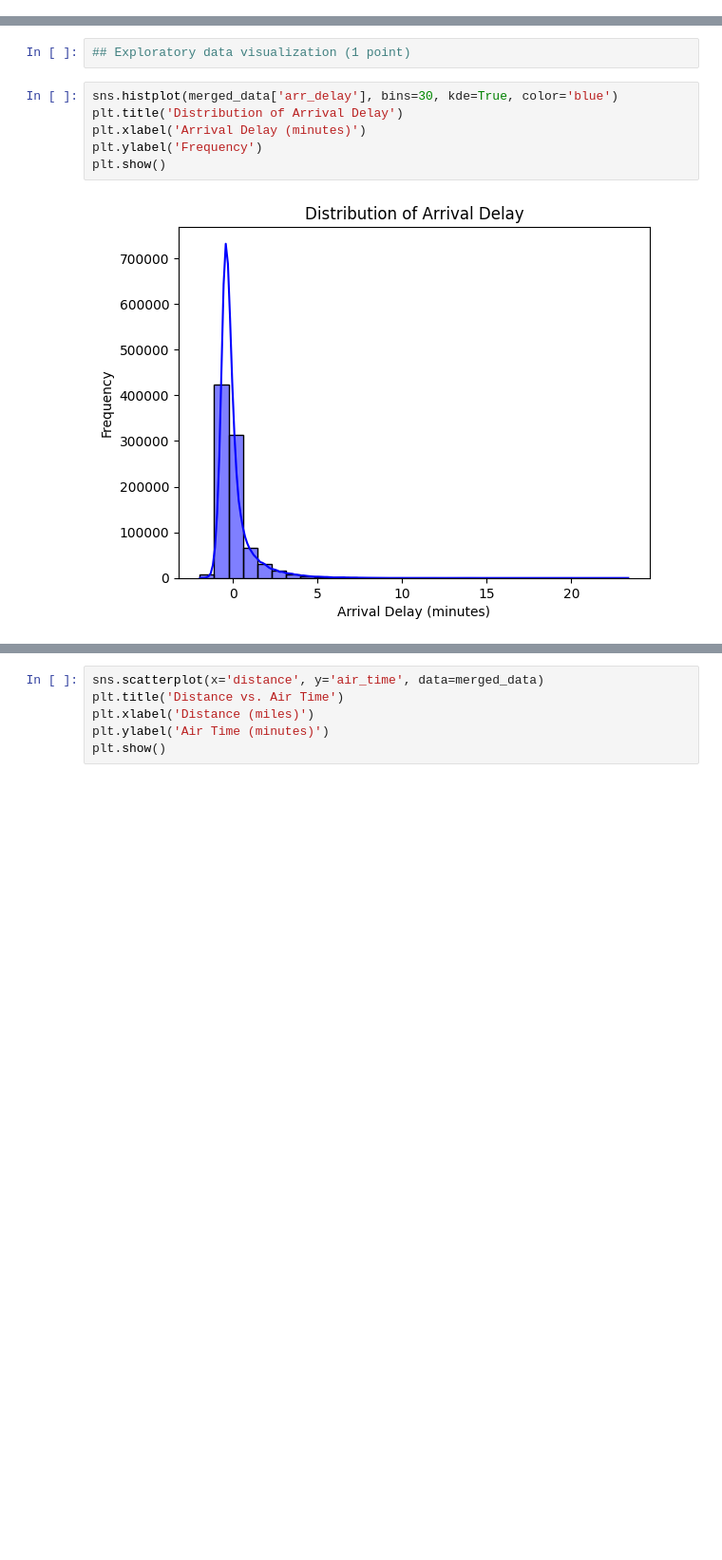
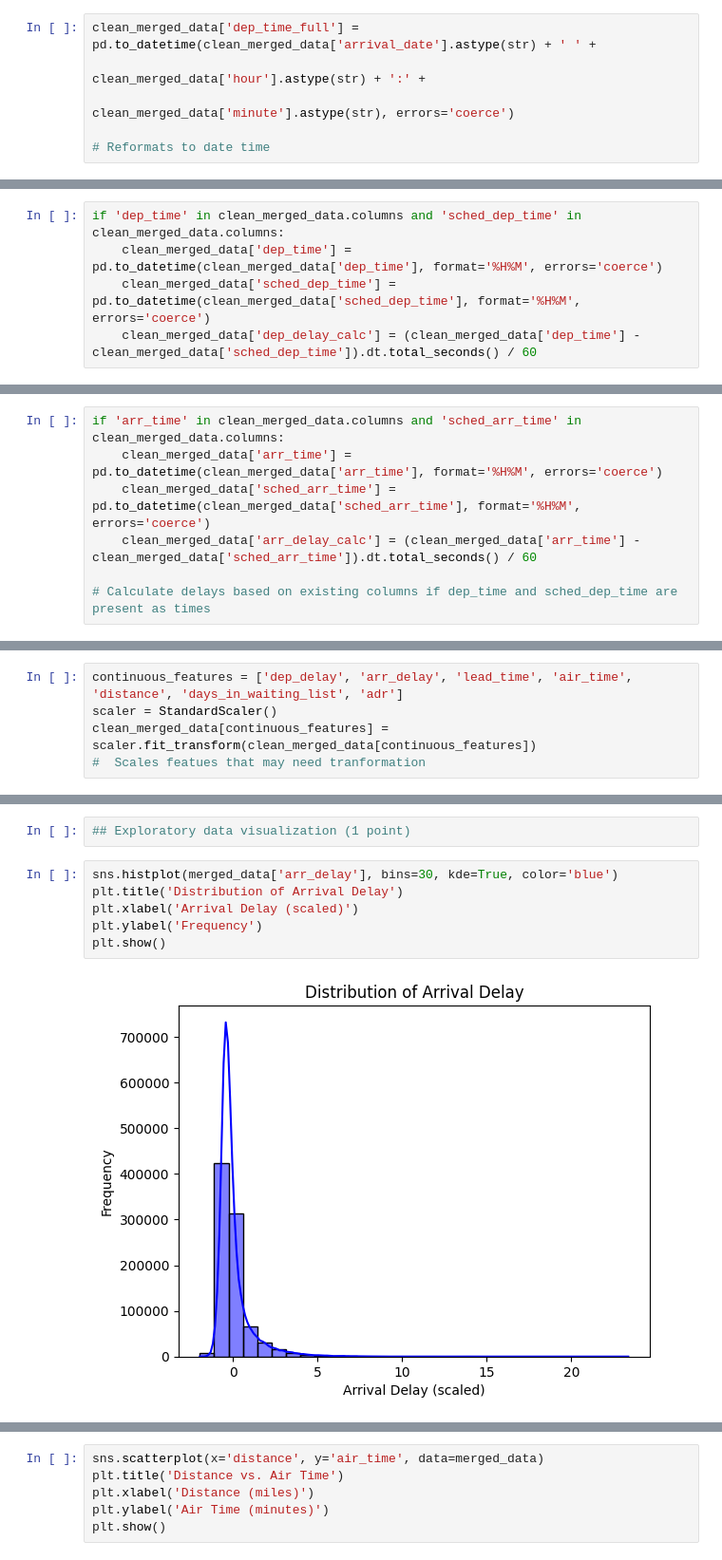
Before and after one commit to ConorJones05/STOR320_Final, a Jupyter notebook: EDA Template.ipynb, the cells around one changed output, grey strips where cells are left out. Shown at 95% size. Cells and saved outputs as stored; diff of their text form; blank space fills up the shorter version.

```diff
--- a/EDA Template.ipynb
+++ b/EDA Template.ipynb
@@ -212,11 +278,22 @@ merged_data['dep_time_full'] = pd.to_datetime(merged_data['arrival_date'].astype
                                               merged_data['minute'].astype(str), errors='coerce')
 
 # Reformats to date time
+# %%
+clean_merged_data['dep_time_full'] = pd.to_datetime(clean_merged_data['arrival_date'].astype(str) + ' ' +
+                                              clean_merged_data['hour'].astype(str) + ':' +
+                                              clean_merged_data['minute'].astype(str), errors='coerce')
+
+# Reformats to date time
 # %%
 if 'dep_time' in merged_data.columns and 'sched_dep_time' in merged_data.columns:
     merged_data['dep_time'] = pd.to_datetime(merged_data['dep_time'], format='%H%M', errors='coerce')
     merged_data['sched_dep_time'] = pd.to_datetime(merged_data['sched_dep_time'], format='%H%M', errors='coerce')
     merged_data['dep_delay_calc'] = (merged_data['dep_time'] - merged_data['sched_dep_time']).dt.total_seconds() / 60
+# %%
+if 'dep_time' in clean_merged_data.columns and 'sched_dep_time' in clean_merged_data.columns:
+    clean_merged_data['dep_time'] = pd.to_datetime(clean_merged_data['dep_time'], format='%H%M', errors='coerce')
+    clean_merged_data['sched_dep_time'] = pd.to_datetime(clean_merged_data['sched_dep_time'], format='%H%M', errors='coerce')
+    clean_merged_data['dep_delay_calc'] = (clean_merged_data['dep_time'] - clean_merged_data['sched_dep_time']).dt.total_seconds() / 60
 # %%
 if 'arr_time' in merged_data.columns and 'sched_arr_time' in merged_data.columns:
     merged_data['arr_time'] = pd.to_datetime(merged_data['arr_time'], format='%H%M', errors='coerce')
@@ -224,11 +301,23 @@ if 'arr_time' in merged_data.columns and 'sched_arr_time' in merged_data.columns
     merged_data['arr_delay_calc'] = (merged_data['arr_time'] - merged_data['sched_arr_time']).dt.total_seconds() / 60
 
 # Calculate delays based on existing columns if dep_time and sched_dep_time are present as times
+# %%
+if 'arr_time' in clean_merged_data.columns and 'sched_arr_time' in clean_merged_data.columns:
+    clean_merged_data['arr_time'] = pd.to_datetime(clean_merged_data['arr_time'], format='%H%M', errors='coerce')
+    clean_merged_data['sched_arr_time'] = pd.to_datetime(clean_merged_data['sched_arr_time'], format='%H%M', errors='coerce')
+    clean_merged_data['arr_delay_calc'] = (clean_merged_data['arr_time'] - clean_merged_data['sched_arr_time']).dt.total_seconds() / 60
+
+# Calculate delays based on existing columns if dep_time and sched_dep_time are present as times
 # %%
 continuous_features = ['dep_delay', 'arr_delay', 'lead_time', 'air_time', 'distance', 'days_in_waiting_list', 'adr']
 scaler = StandardScaler()
 merged_data[continuous_features] = scaler.fit_transform(merged_data[continuous_features])
 #  Scales featues that may need tranformation
+# %%
+continuous_features = ['dep_delay', 'arr_delay', 'lead_time', 'air_time', 'distance', 'days_in_waiting_list', 'adr']
+scaler = StandardScaler()
+clean_merged_data[continuous_features] = scaler.fit_transform(clean_merged_data[continuous_features])
+#  Scales featues that may need tranformation
 # %%
 categorical_features = ['company', 'carrier',
                         'meal', 'country', 'market_segment', 'distribution_channel', 'reserved_room_type', 'assigned_room_type']
@@ -274,8 +410,8 @@ Index(['id', 'year', 'month', 'day', 'dep_time', 'sched_dep_time', 'dep_delay',
 # %%
 sns.histplot(merged_data['arr_delay'], bins=30, kde=True, color='blue')
 plt.title('Distribution of Arrival Delay')
-plt.xlabel('Arrival Delay (minutes)')
+plt.xlabel('Arrival Delay (scaled)')
 plt.ylabel('Frequency')
 plt.show()
 # %% [output]
-[figure, old version]
+[figure, new version]
```
Also changed, not shown: parts of 24 cells of this notebook.
